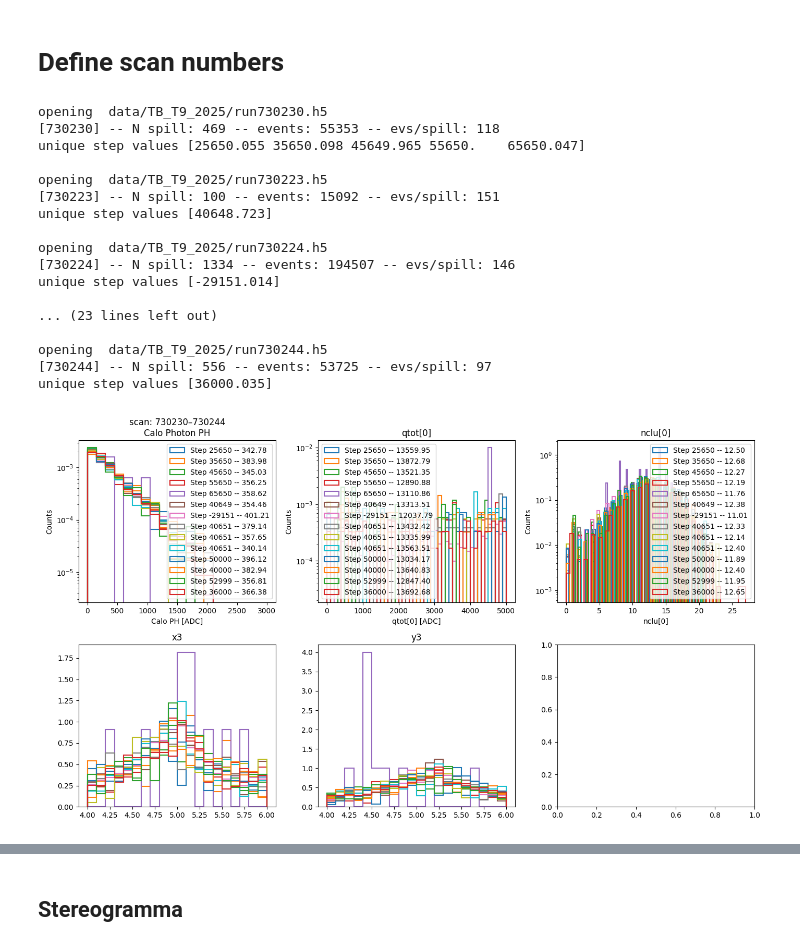
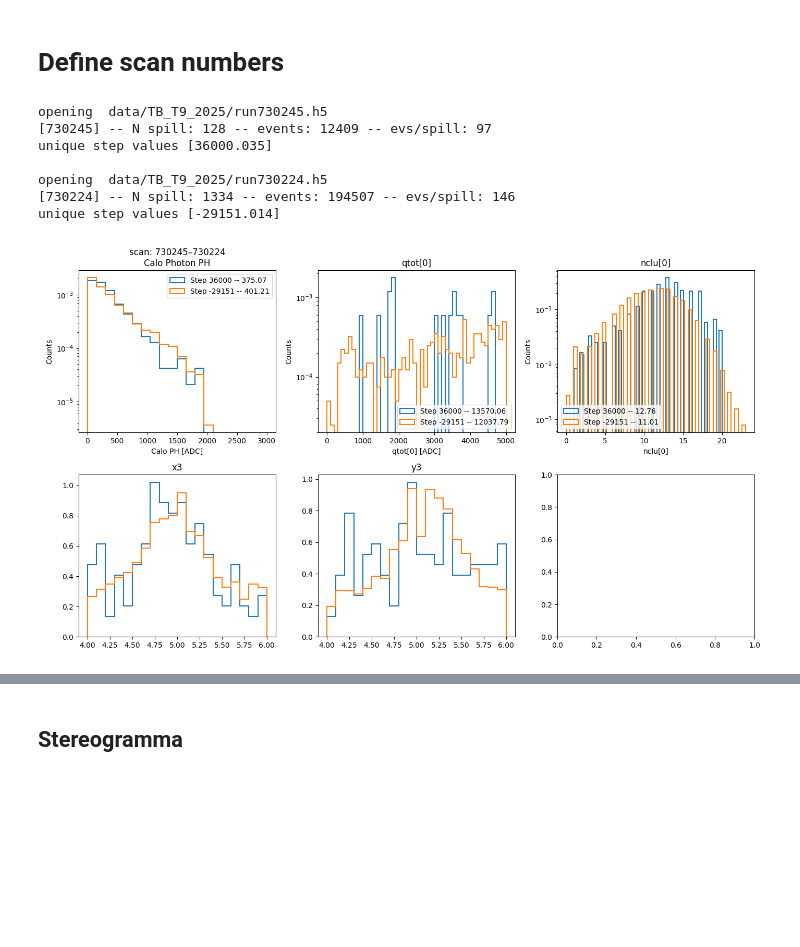
Before and after one commit to Ncanale/eplusBOOST_2025_T9, a Jupyter notebook: compare_epBOOST.ipynb, the cells around one changed output, grey strips where cells are left out. Cells and saved outputs as stored; diff of their text form; code cells hidden in the pictures; blank space fills up the shorter version.

```diff
--- a/compare_epBOOST.ipynb
+++ b/compare_epBOOST.ipynb
@@ -102,7 +102,7 @@ def file_loader(runs):
     ph_calo_photon = ph[:,2]
     ph_cherry1 = ph[:,0]
     print(f'{runs} -- N spill: {info_plus[:,0][-1]} -- events: {len(ph_calo_photon)} -- evs/spill: {len(ph_calo_photon)/info_plus[:,0][-1]:.0f}')
-    return x1, y1, x2, y2, x3, y3, xcry, ycry, ph_calo_photon, ph_cherry1, \
+    return xpos, x1, y1, x2, y2, x3, y3, xcry, ycry, ph_calo_photon, ph_cherry1, \
     theta_x_in, theta_y_in, theta_x_out, theta_y_out, tm, qtot, nclu, info_plus,xinfo
 # %%
 d12 = 330 ## cm
@@ -126,11 +126,12 @@ th_cherry2 = 20
 # %% [markdown]
 # Define scan numbers
 # %%
-scan_number = [730230,730223,730224,730227,730228,730229,730231,730241,730242,730244]
+# scan_number = [730230,730223,730224,730227,730228,730229,730231,730241,730242,730244]
+scan_number = [730245,730224]
 # %%
 x_cry_cut = [4.6, 4.9]
 y_cry_cut = [4.7, 5.15]
-if any(run in scan_number for run in [730223, 730224, 730227, 730225, 730228, 730229, 730230,730231,730241,730242,730243,730244]):
+if any(run in scan_number for run in [730223, 730224, 730227, 730225, 730228, 730229, 730230,730231,730241,730242,730243,730244,730245]):
     x_cry_cut = [4.6, 4.9]
     y_cry_cut = [4.7, 5.15]
 
@@ -142,7 +143,7 @@ fig, axs = plt.subplots(2, 3, figsize=(14, 8), sharey=False)
 axs = axs.flatten()  # Makes indexing easier (axs[0] to axs[5])
 
 for run in scan_number:
-    x1, y1, x2, y2, x3, y3, xcry, ycry, ph_calo_photon, ph_cherry1, \
+    xpos, x1, y1, x2, y2, x3, y3, xcry, ycry, ph_calo_photon, ph_cherry1, \
     theta_x_in, theta_y_in, theta_x_out, theta_y_out, tm, qtot, nclu, info_plus, xinfo = file_loader(run)
 
     if iscrad:
@@ -164,44 +165,34 @@ for run in scan_number:
             continue
 
         axs[0].hist(ph_calo_photon[logi], bins=20, range=(0, 3000), label=f'Step {step:.0f} -- {np.mean(ph_calo_photon[logi]):.2f}', density=True, **opt_hist)
         axs[1].hist(qtot[:, 0][logi], bins=50, range=(0, 5000), label=f'Step {step:.0f} -- {np.mean(qtot[:, 0][logi]):.2f}', density=True, **opt_hist)
         axs[2].hist(nclu[:, 0][logi], bins=50, label=f'Step {step:.0f} -- {np.mean(nclu[:, 0][logi]):.2f}', density=True, **opt_hist)
         axs[3].hist(x3[logi], bins=20,range = (4,6), label=f'Step {step:.0f}', density=True, **opt_hist)
         axs[4].hist(y3[logi], bins=20,range = (4,6), label=f'Step {step:.0f}', density=True, **opt_hist)
 
 # Titoli
 axs[0].set_title(f'scan: {scan_number[0]}–{scan_number[-1]}\nCalo Photon PH')
 axs[1].set_title('qtot[0]')
 axs[2].set_title('nclu[0]')
 axs[3].set_title('x3')
 axs[4].set_title('y3')
 
 # Assi e scala log
 labels = ['Calo PH [ADC]', 'qtot[0] [ADC]', 'nclu[0]', 'x3 [mm]', 'y3 [mm]']
 for j in range(3):
     axs[j].set_xlabel(labels[j])
     axs[j].set_ylabel('Counts')
     axs[j].set_yscale('log')
     axs[j].legend()  # enable if needed
 
 plt.tight_layout()
 plt.show()
 # %% [output]
-opening  data/TB_T9_2025/run730230.h5
-[730230] -- N spill: 469 -- events: 55353 -- evs/spill: 118
-unique step values [25650.055 35650.098 45649.965 55650.    65650.047]
-
-opening  data/TB_T9_2025/run730223.h5
-[730223] -- N spill: 100 -- events: 15092 -- evs/spill: 151
-unique step values [40648.723]
+opening  data/TB_T9_2025/run730245.h5
+[730245] -- N spill: 128 -- events: 12409 -- evs/spill: 97
+unique step values [36000.035]
 
 opening  data/TB_T9_2025/run730224.h5
 [730224] -- N spill: 1334 -- events: 194507 -- evs/spill: 146
 unique step values [-29151.014]
-
-... (23 lines left out)
-
-opening  data/TB_T9_2025/run730244.h5
-[730244] -- N spill: 556 -- events: 53725 -- evs/spill: 97
-unique step values [36000.035]
-[figure, old version]
+[figure, new version]
```
Also changed, not shown: parts of 4 cells of this notebook, 2 other files.
